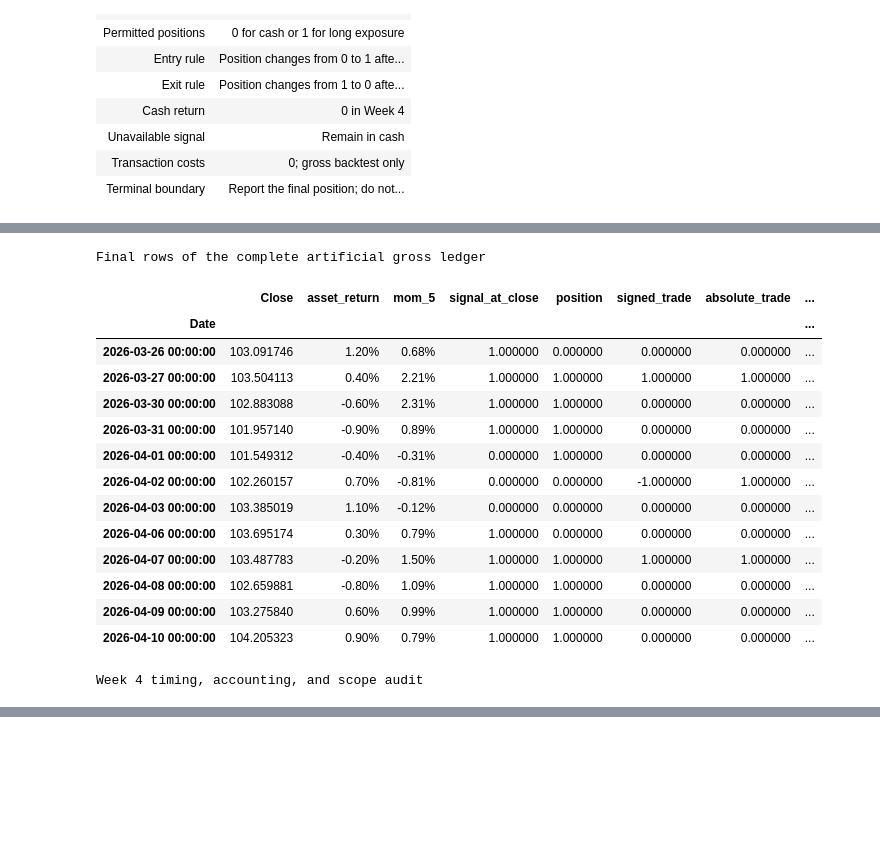
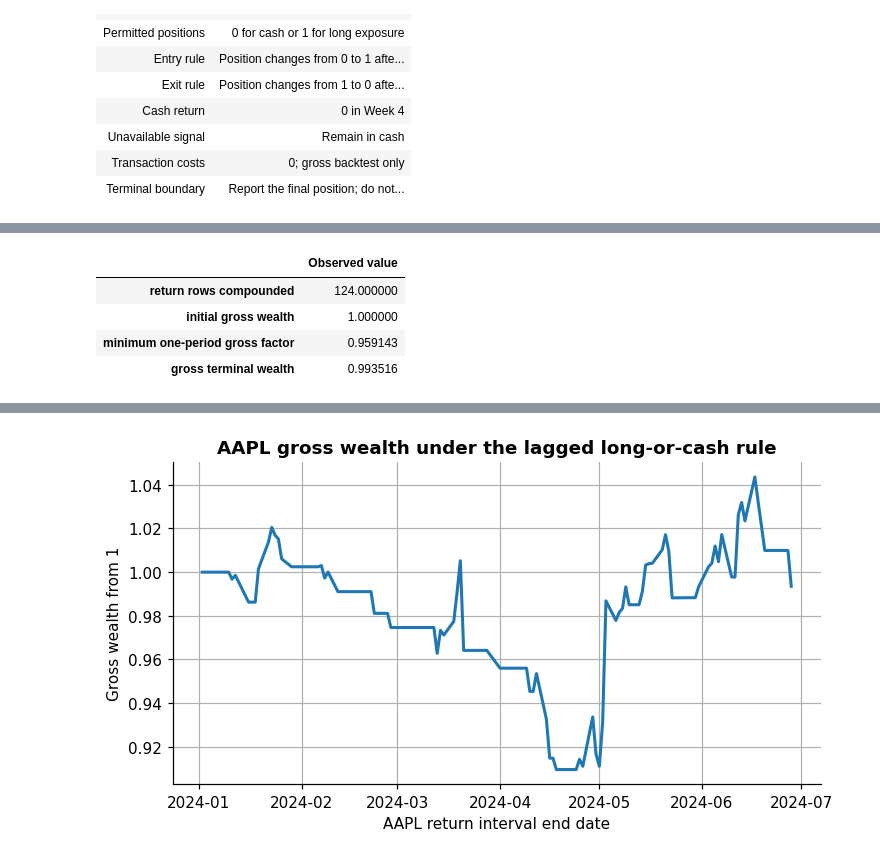
Before and after one commit to KennethWYLee/FinTech, a Jupyter notebook: course/04/week4_main.ipynb, the cells around one changed output, grey strips where cells are left out. Saved outputs shown, nothing was run; the diff lists cells and outputs as text; code cells hidden in the pictures; blank space fills up the shorter version.

Commit message:
Rebuild Week 4 backtesting materials

```diff
--- a/course/04/week4_main.ipynb
+++ b/course/04/week4_main.ipynb
@@ -1438,60 +1492,25 @@ Predict which checks remain true if the strategy loses money on the artificial p
 # %%
-complete_ledger_columns = [
-    "Close", "asset_return", "mom_5", "signal_at_close", "position",
-    "signed_trade", "absolute_trade", "strategy_return_gross",
-    "strategy_wealth_gross", "buy_hold_wealth_gross",
-]
-complete_ledger = bt[complete_ledger_columns].copy()
-display(complete_ledger.tail(12).style.format({
-    "asset_return": "{:.2%}",
-    "mom_5": "{:.2%}",
-    "strategy_return_gross": "{:.2%}",
-    "strategy_wealth_gross": "{:.6f}",
-    "buy_hold_wealth_gross": "{:.6f}",
-}).set_caption("Final rows of the complete artificial gross ledger"))
-
-scope_audit = pd.DataFrame(
-    [
-        ("Dates sorted and unique", bt.index.is_monotonic_increasing and bt.index.is_unique),
-        ("Positions are long or cash", set(bt["position"].unique()).issubset({0.0, 1.0})),
-        ("Available positions equal preceding signals", np.allclose(position_residual, 0.0)),
-        ("Trades reconcile with position changes", np.allclose(trade_residual, 0.0)),
-        ("Gross returns reconcile", np.allclose(return_residual, 0.0)),
-        ("Wealth recursion reconciles", np.allclose(wealth_residual, 0.0)),
-        ("No cost or net-return column is claimed", not any("cost" in c.lower() or "net" in c.lower() for c in complete_ledger.columns)),
-        ("No annualized performance statistic is claimed", not any(token in complete_ledger.columns for token in ["sharpe", "sortino", "maximum_drawdown"])),
-    ],
-    columns=["Audit statement", "Passed"],
+aapl_ledger = build_long_cash_ledger("AAPL")
+real_wealth_summary = pd.Series(
+    {
+        "return rows compounded": len(aapl_ledger),
+        "initial gross wealth": 1.0,
+        "minimum one-period gross factor": float((1 + aapl_ledger["strategy_return_gross"]).min()),
+        "gross terminal wealth": float(aapl_ledger["strategy_wealth_gross"].iloc[-1]),
+    },
+    name="Observed value",
 )
-display(scope_audit.style.hide(axis="index").set_caption("Week 4 timing, accounting, and scope audit"))
-
-final_summary = pd.Series(
-    {
-        "observations": len(bt),
-        "available_signals": int(bt["signal_at_close"].notna().sum()),
-        "long_intervals": int(bt["position"].sum()),
-        "position_changes": int((bt["absolute_trade"] > 0).sum()),
-        "gross_terminal_wealth": bt["strategy_wealth_gross"].iloc[-1],
-        "final_position": bt["position"].iloc[-1],
-    },
-    name="Value",
-)
-display(final_summary.to_frame())
-assert scope_audit["Passed"].all()
+display(real_wealth_summary.to_frame().round(6))
+figure, axis = plt.subplots()
+axis.plot(aapl_ledger.index, aapl_ledger["strategy_wealth_gross"], linewidth=2)
+axis.set_title("AAPL gross wealth under the lagged long-or-cash rule")
+axis.set_xlabel("AAPL return interval end date")
+axis.set_ylabel("Gross wealth from 1")
+show_figure_with_alt_text(figure, "A line displays gross wealth compounded from one across the fixed AAPL sample under the lagged long-or-cash rule.")
+assert (1 + aapl_ledger["strategy_return_gross"]).gt(0).all()
 # %% [output]
-Final rows of the complete artificial gross ledger
-|  | Close | asset_return | mom_5 | signal_at_close | position | signed_trade | absolute_trade | ... |
-| Date |  |  |  |  |  |  |  | ... |
-| 2026-03-26 00:00:00 | 103.091746 | 1.20% | 0.68% | 1.000000 | 0.000000 | 0.000000 | 0.000000 | ... |
-| 2026-03-27 00:00:00 | 103.504113 | 0.40% | 2.21% | 1.000000 | 1.000000 | 1.000000 | 1.000000 | ... |
-| 2026-03-30 00:00:00 | 102.883088 | -0.60% | 2.31% | 1.000000 | 1.000000 | 0.000000 | 0.000000 | ... |
-| 2026-03-31 00:00:00 | 101.957140 | -0.90% | 0.89% | 1.000000 | 1.000000 | 0.000000 | 0.000000 | ... |
-| 2026-04-01 00:00:00 | 101.549312 | -0.40% | -0.31% | 0.000000 | 1.000000 | 0.000000 | 0.000000 | ... |
-| 2026-04-02 00:00:00 | 102.260157 | 0.70% | -0.81% | 0.000000 | 0.000000 | -1.000000 | 1.000000 | ... |
-| 2026-04-03 00:00:00 | 103.385019 | 1.10% | -0.12% | 0.000000 | 0.000000 | 0.000000 | 0.000000 | ... |
-| 2026-04-06 00:00:00 | 103.695174 | 0.30% | 0.79% | 1.000000 | 0.000000 | 0.000000 | 0.000000 | ... |
-| 2026-04-07 00:00:00 | 103.487783 | -0.20% | 1.50% | 1.000000 | 1.000000 | 1.000000 | 1.000000 | ... |
-| 2026-04-08 00:00:00 | 102.659881 | -0.80% | 1.09% | 1.000000 | 1.000000 | 0.000000 | 0.000000 | ... |
-| 2026-04-09 00:00:00 | 103.275840 | 0.60% | 0.99% | 1.000000 | 1.000000 | 0.000000 | 0.000000 | ... |
-| 2026-04-10 00:00:00 | 104.205323 | 0.90% | 0.79% | 1.000000 | 1.000000 | 0.000000 | 0.000000 | ... |
+|  | Observed value |
+| return rows compounded | 124.000000 |
+| initial gross wealth | 1.000000 |
+| minimum one-period gross factor | 0.959143 |
+| gross terminal wealth | 0.993516 |
-Week 4 timing, accounting, and scope audit
@@ -1514 +1517,2 @@ Week 4 timing, accounting, and scope audit
+[figure, added]
 # %% [markdown]
```
Also changed, not shown: parts of 148 cells of this notebook.
